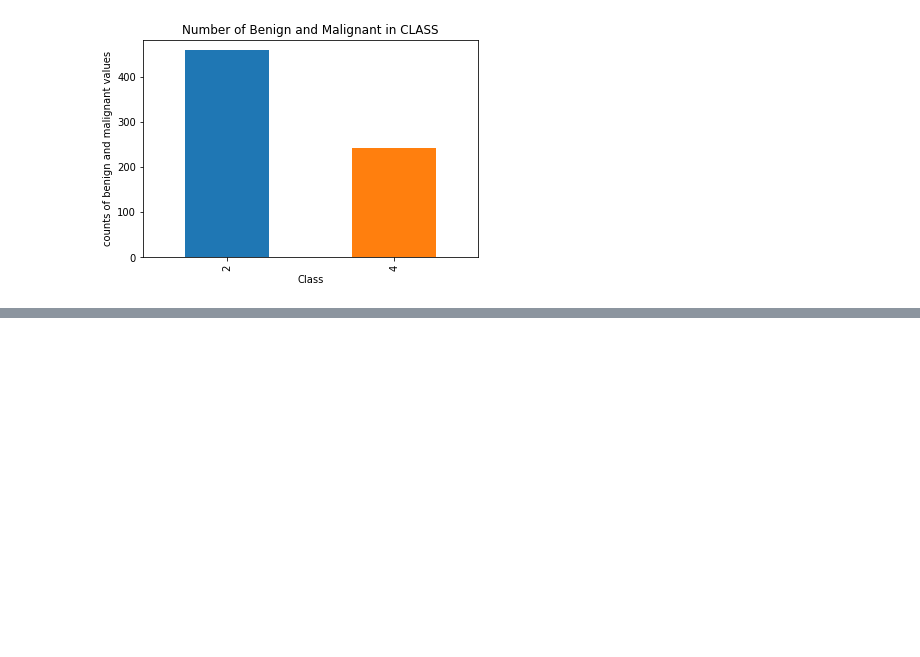
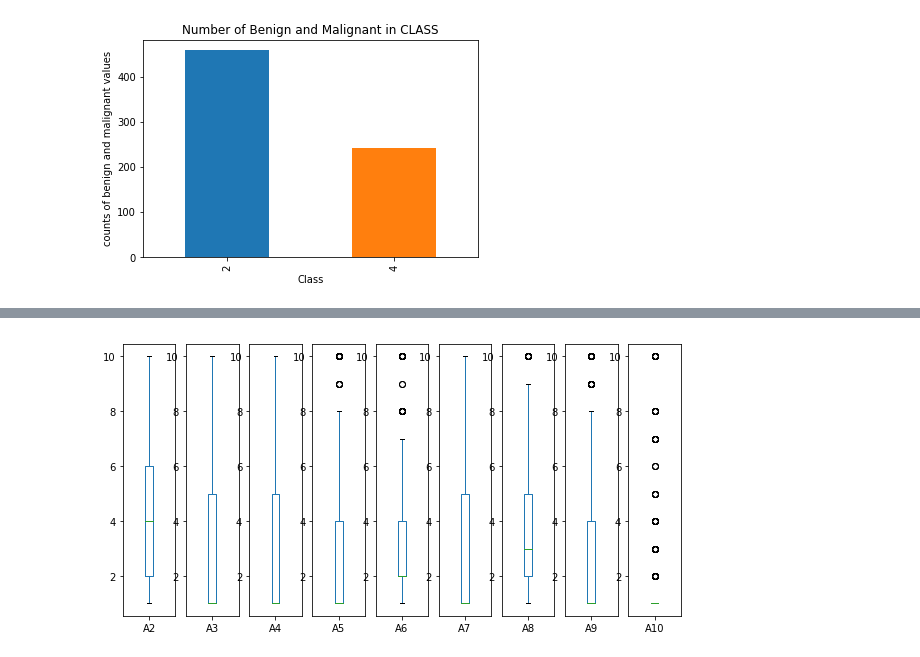
Before and after one commit to iu-data-science-python-i590-Group1/final-project-team-python-byte, a Jupyter notebook: code/FinalAssignment-Phase1.ipynb, the cells around one changed output, grey strips where cells are left out. Drawn from its saved outputs; the diff is of its cells as text; code cells hidden in the pictures; blank space fills up the shorter version.

```diff
--- a/code/FinalAssignment-Phase1.ipynb
+++ b/code/FinalAssignment-Phase1.ipynb
@@ -97,0 +75,6 @@ Text(0,0.5,'Normal Nuclei')
+# %%
+# Graph a box plot to visualize the shape of the distribution, its central value, and its variability
+df.iloc[:, 1:10].plot(kind='box',figsize=(10,5),subplots=True)
+plt.show()
+# %% [output]
+[figure, added]
```
Also changed, not shown: parts of 2 cells of this notebook.
